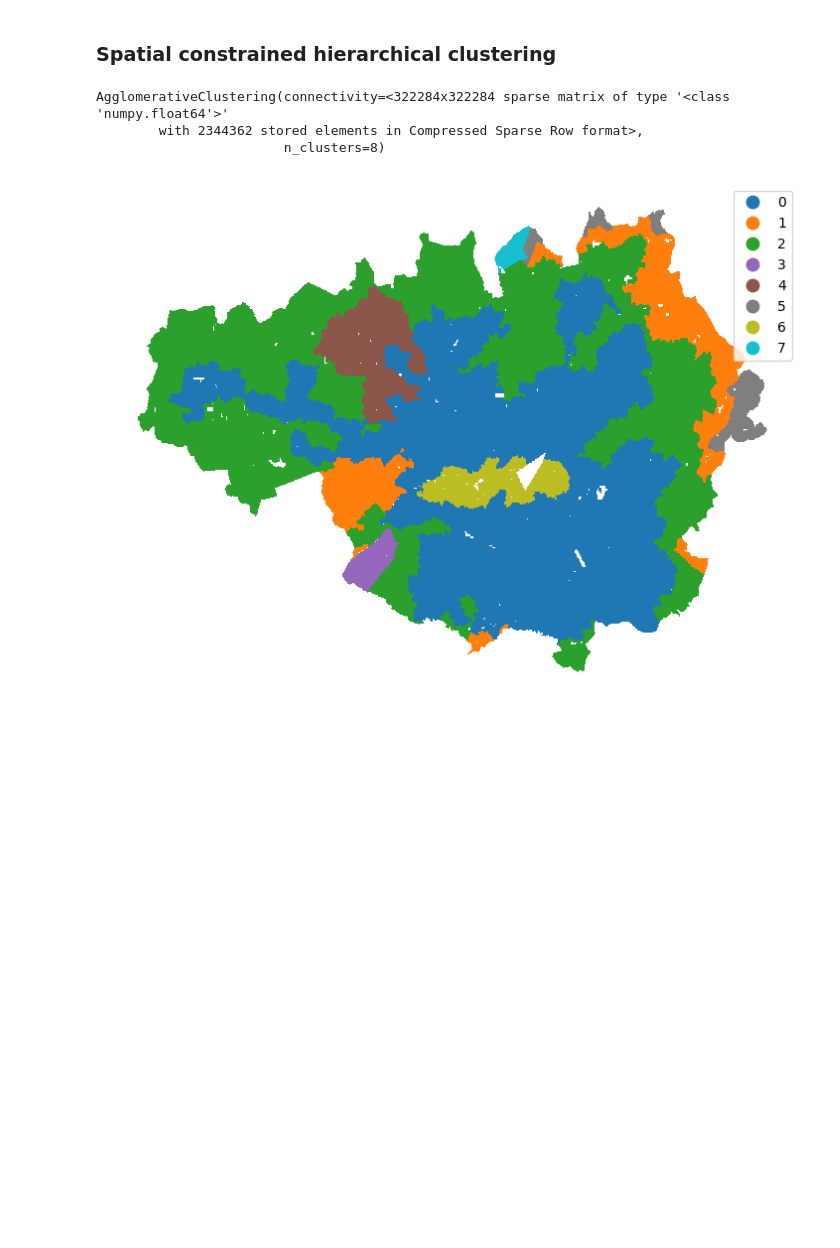
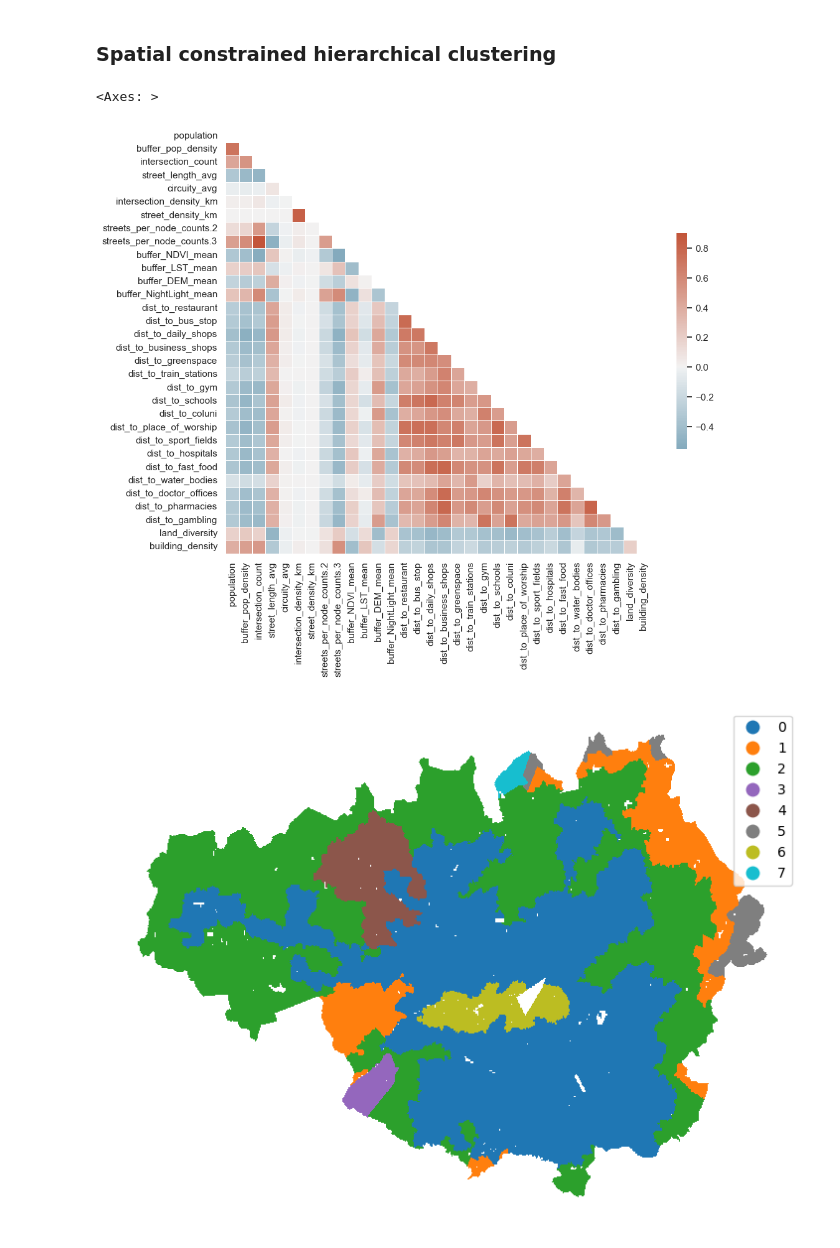
Before and after one commit to Spatial-Data-Science-and-GEO-AI-Lab/MultiHealth_J, a Jupyter notebook: clusterandpredict.ipynb, the cells around one changed output. Saved outputs shown, nothing was run; the diff lists cells and outputs as text; code cells hidden in the pictures; blank space fills up the shorter version.

```diff
--- a/clusterandpredict.ipynb
+++ b/clusterandpredict.ipynb
@@ -73,2 +108,24 @@ table
 # %% [markdown]
 ### Spatial constrained hierarchical clustering
+# %%
+# correlation matrix of the variables
+sb.set_theme(style="white")
+
+# Compute the correlation matrix
+corr = popgridsub[cluster_variables].corr()
+
+# Generate a mask for the upper triangle
+mask = np.triu(np.ones_like(corr, dtype=bool))
+
+# Set up the matplotlib figure
+f, ax = plt.subplots(figsize=(11, 9))
+
+# Generate a custom diverging colormap
+cmap = sb.diverging_palette(230, 20, as_cmap=True)
+
+# Draw the heatmap with the mask and correct aspect ratio
+sb.heatmap(corr, mask=mask, cmap=cmap, vmax=.9, center=0,
+            square=True, linewidths=.5, cbar_kws={"shrink": .5})
+# %% [output]
+<Axes: >
+[figure, added]
@@ -75,9 +134,6 @@ table
 # %%
-# Robust scaling due to the range of values differing between variables
-popgridsub_scaled = robust_scale(popgridsub[cluster_variables])
-
 # Using clustergram with hierarchical clustering up to 20 clusters
-cgram = Clustergram(range(5, 21), n_init=1000, method='hierarchical', linkage='ward')
+cgram = Clustergram(range(5, 21), method='hierarchical', linkage='ward')
 cgram.fit(popgridsub_scaled)
 
 # Plotting the clustergram
@@ -89,10 +145,6 @@ ax = cgram.plot(
 ax.yaxis.grid(False)
 sns.despine(offset=10)
 ax.set_title('K-Means (scikit-learn)')
-# %% [output]
-AgglomerativeClustering(connectivity=<322284x322284 sparse matrix of type '<class 'numpy.float64'>'
-        with 2344362 stored elements in Compressed Sparse Row format>,
-                        n_clusters=8)
 # %%
 # goodness of fit tests for the amount of clusters
 # We use the Silhouette and Calinski-Harabasz scores, higher is better for both
```
Also changed, not shown: parts of 14 cells of this notebook.
